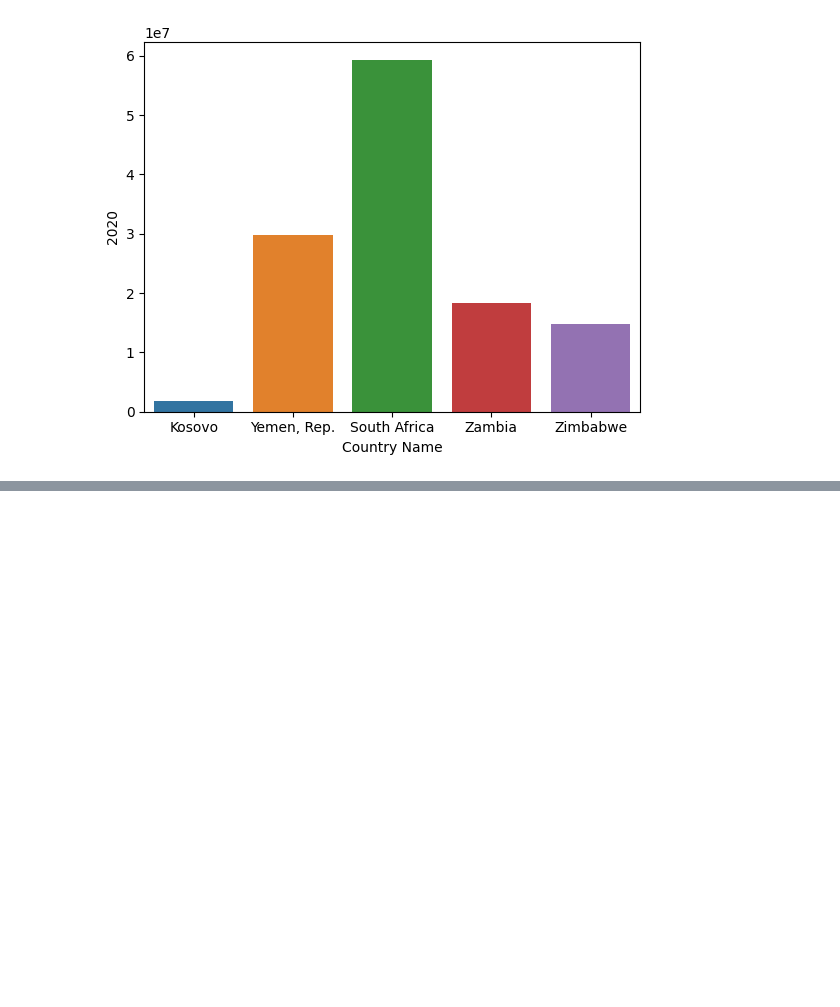
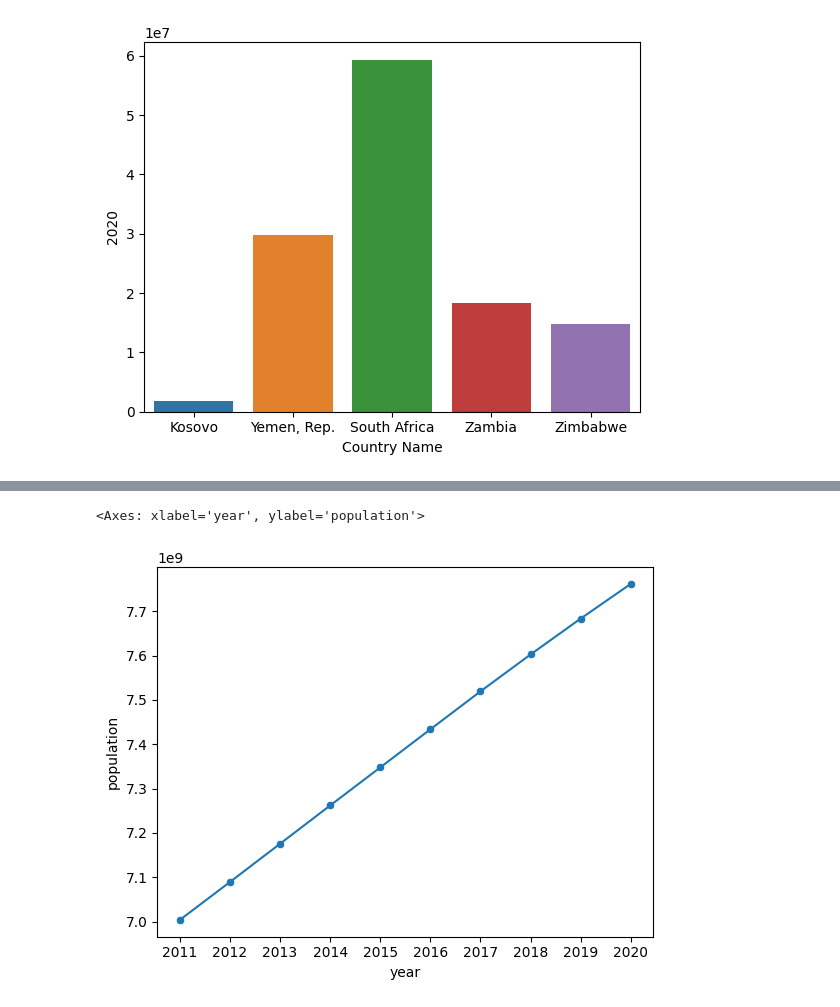
Before and after one commit to 9tw/population-prediction, a Jupyter notebook: main.ipynb, the cells around one changed output, grey strips where cells are left out. Drawn from its saved outputs; the diff is of its cells as text; code cells hidden in the pictures; blank space fills up the shorter version.

Commit message:
preparation data

```diff
--- a/main.ipynb
+++ b/main.ipynb
@@ -40,3 +40,8 @@ sns.barplot(x='Country Name', y='2020', data=df.tail())
 # %% [output]
 <Axes: xlabel='Country Name', ylabel='2020'>
 [figure]
+# %%
+world=df.loc[df['Country Name']=='World']
+world.drop(['Country Name','Country Code','Indicator Name','Indicator Code'],axis=1,inplace=True)
+world = world.T
+world.head()
@@ -42,0 +59,4 @@ sns.barplot(x='Country Name', y='2020', data=df.tail())
+# %%
+world.dropna(inplace=True)
+world=world.reset_index().rename(columns={259:'population','index':'year'})
+world.tail()
@@ -42,0 +70,6 @@ sns.barplot(x='Country Name', y='2020', data=df.tail())
+# %%
+sns.lineplot(x='year', y='population', data=world.tail(10))
+sns.scatterplot(x='year', y='population', data=world.tail(10))
+# %% [output]
+<Axes: xlabel='year', ylabel='population'>
+[figure, added]
```
Also changed, not shown: parts of 2 cells of this notebook.
